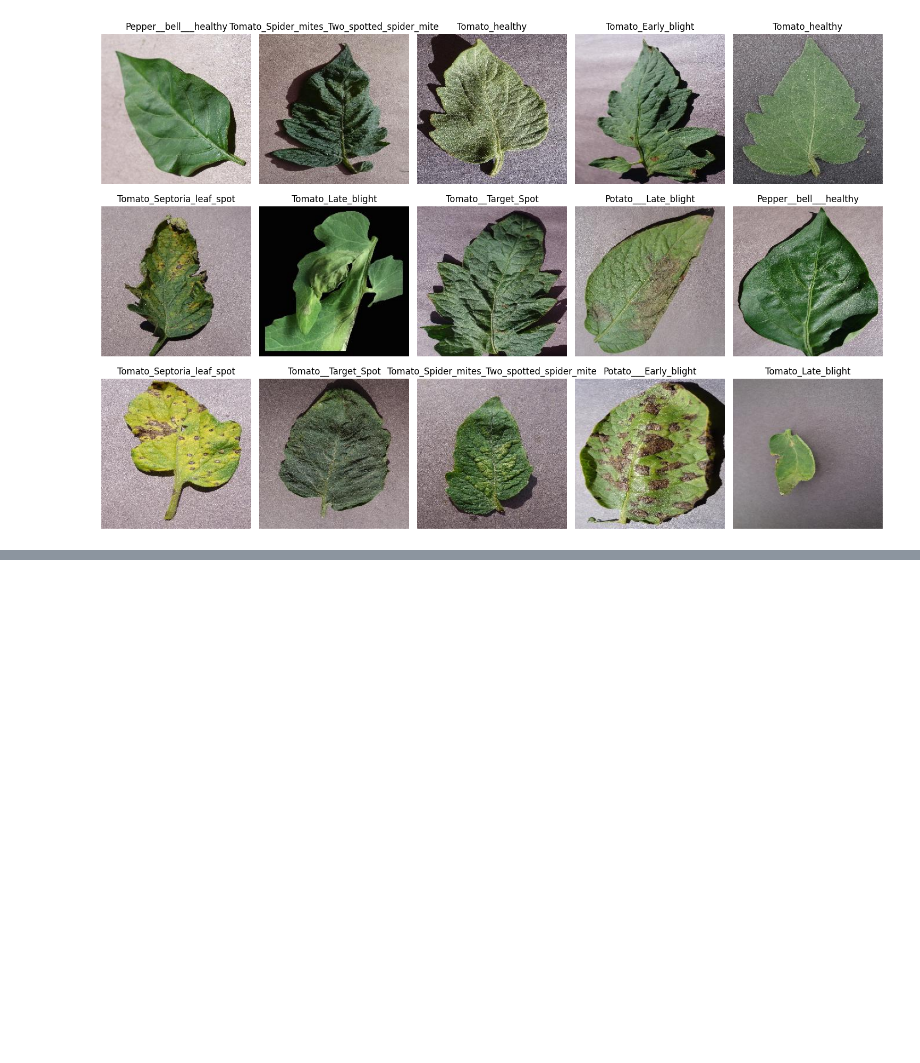
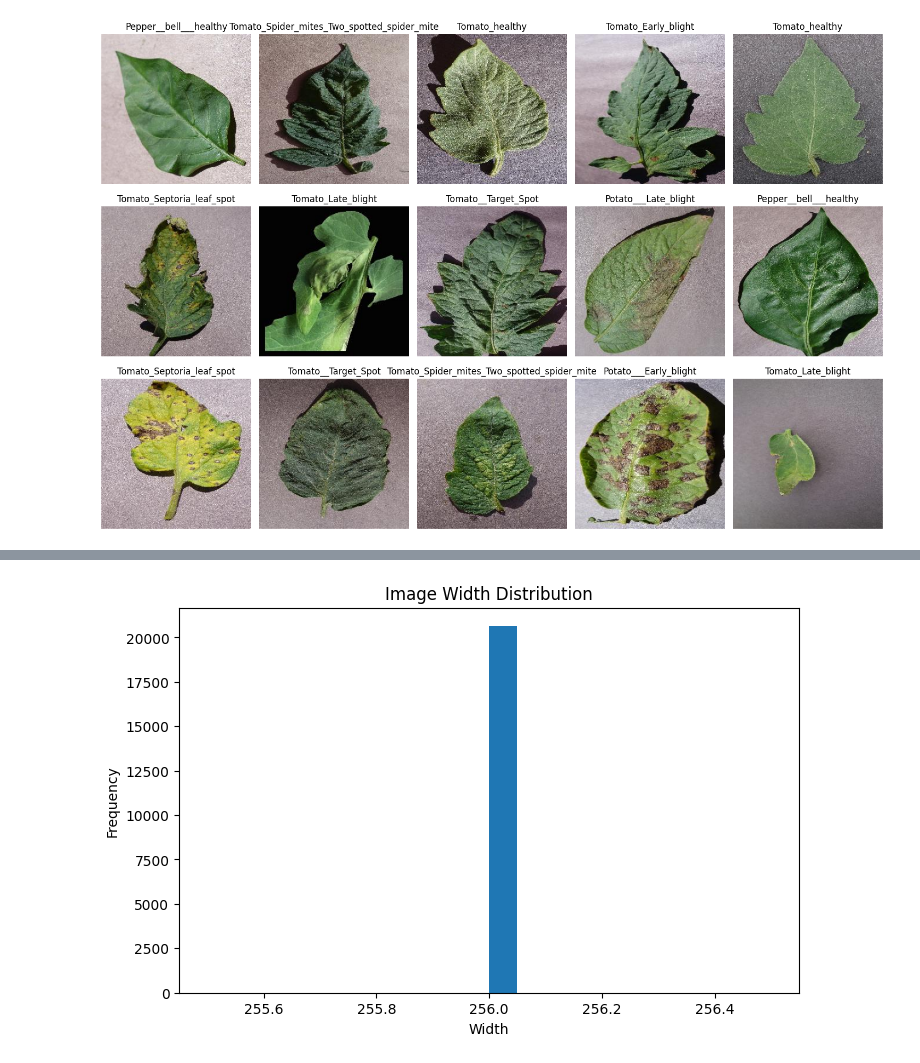
Before and after one commit to liyajasminn/Crop_Disease_Detection_System, a Jupyter notebook: eda.ipynb, the cells around one changed output, grey strips where cells are left out. Drawn from its saved outputs; the diff is of its cells as text; code cells hidden in the pictures; blank space fills up the shorter version.

Commit message:
visualize image size distribution

```diff
--- a/eda.ipynb
+++ b/eda.ipynb
@@ -235,3 +235,28 @@ plt.tight_layout()
 plt.show()
 # %% [output]
 [figure]
+# %%
+from PIL import Image
+import os
+import pandas as pd
+
+sizes = []
+
+for cls in classes:
+
+    folder = os.path.join(dataset_path, cls)
+
+    for img_name in os.listdir(folder):
+
+        img_path = os.path.join(folder, img_name)
+
+        try:
+            img = Image.open(img_path)
+            sizes.append(img.size)
+
+        except Exception:
+            print("Skipped:", img_path)
+
+size_df = pd.DataFrame(sizes, columns=["Width", "Height"])
+
+size_df.describe()
@@ -237,0 +274,14 @@ plt.show()
+# %%
+plt.figure(figsize=(8,5))
+
+plt.hist(size_df["Width"], bins=20)
+
+plt.title("Image Width Distribution")
+
+plt.xlabel("Width")
+
+plt.ylabel("Frequency")
+
+plt.show()
+# %% [output]
+[figure, added]
```
Also changed, not shown: parts of 2 cells of this notebook.
